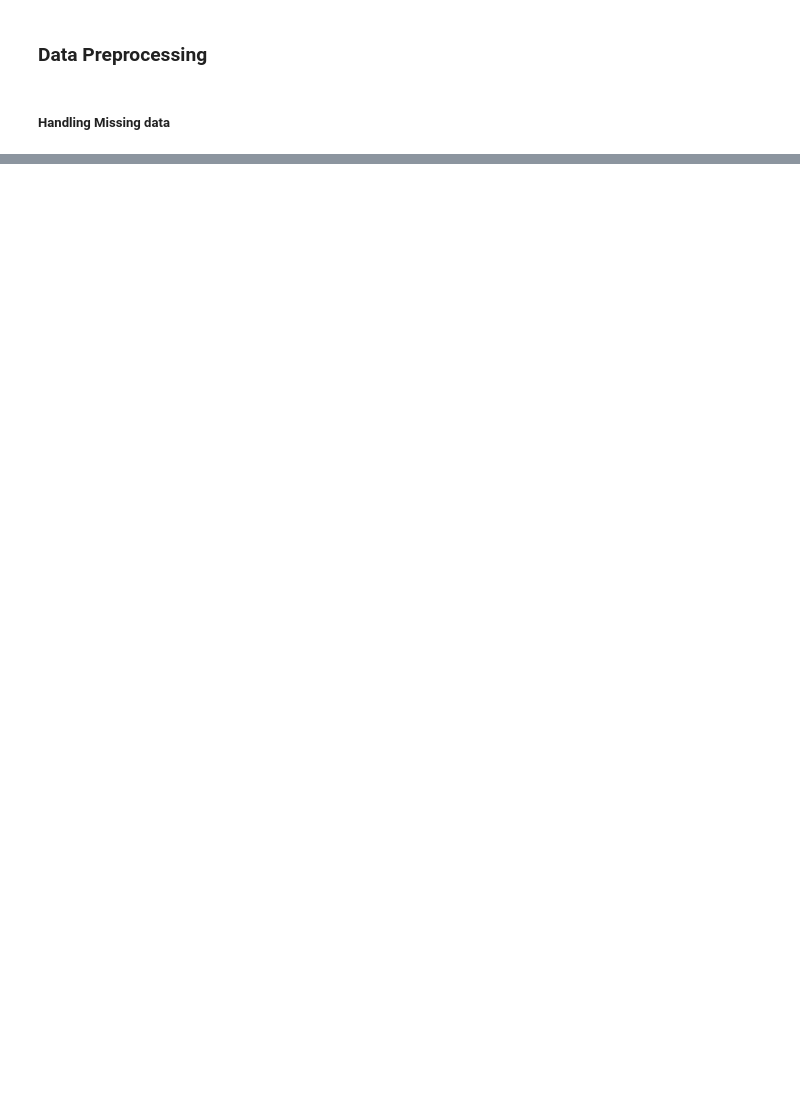
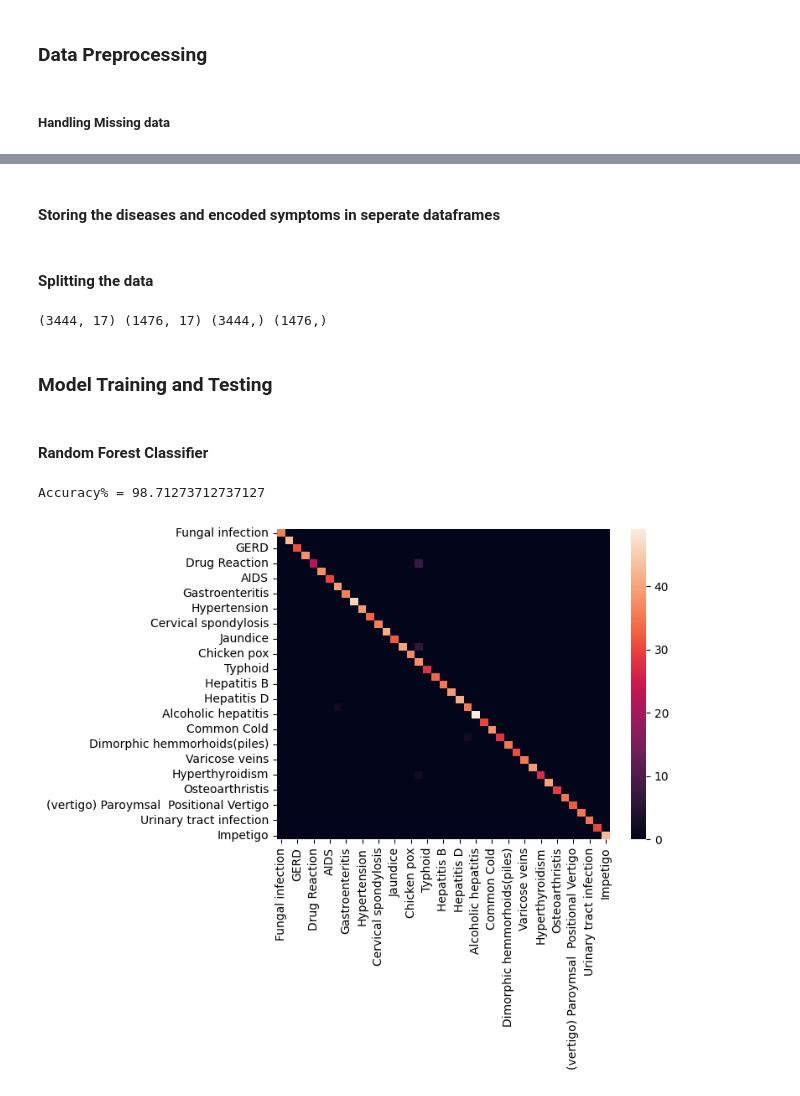
Before and after one commit to Velogan-Boy/diagno-ai-zer, a Jupyter notebook: notebooks/predictDisease.ipynb, the cells around one changed output, grey strips where cells are left out. Cells and saved outputs as stored; diff of their text form; code cells hidden in the pictures; blank space fills up the shorter version.

```diff
--- a/notebooks/predictDisease.ipynb
+++ b/notebooks/predictDisease.ipynb
@@ -213,0 +141,8 @@ Accuracy is:  1.0
+# %%
+df = df.apply(lambda x: x.str.strip() )
+df.iloc[:,1:] = df.iloc[:,1:].apply(lambda x: x.str.lower() )
+df.iloc[:,1:] = df.iloc[:,1:].apply(lambda x: x.str.replace(' ', ''))
+
+df = df.fillna(0)
+
+df
@@ -213,0 +165,8 @@ Accuracy is:  1.0
+# %%
+# Create a dictionary mapping each symptom to its severity
+severity_map = dict(zip(df1['Symptom'], df1['weight']))
+
+# replace the symptoms  with their severity
+encoded_df = df.replace(severity_map)
+
+encoded_df
@@ -213,0 +187,38 @@ Accuracy is:  1.0
+# %% [markdown]
+#### Storing the diseases and encoded symptoms in seperate dataframes
+# %%
+cols = df.columns
+
+(encoded_df[cols] == 0).all()
+
+encoded_df['Disease'].value_counts()
+
+encoded_df['Disease'].unique()
+
+data = encoded_df.iloc[:,1:].values
+labels = encoded_df['Disease'].values
+# %% [markdown]
+#### Splitting the data
+# %%
+x_train, x_test, y_train, y_test = train_test_split(data, labels,  train_size = 0.70)
+print(x_train.shape, x_test.shape, y_train.shape, y_test.shape)
+# %% [output]
+(3444, 17) (1476, 17) (3444,) (1476,)
+# %% [markdown]
+### Model Training and Testing
+# %% [markdown]
+####  Random Forest Classifier
+# %%
+rfc = RandomForestClassifier()
+rfc.fit(x_train, y_train)
+result = rfc.predict(x_test)
+
+conf_mat = confusion_matrix(y_test, result)
+df_cm = pd.DataFrame(conf_mat, index=df['Disease'].unique(), columns=df['Disease'].unique())
+
+sns.heatmap(df_cm)
+
+print( 'Accuracy% =', accuracy_score(y_test, result)*100)
+# %% [output]
+Accuracy% = 98.71273712737127
+[figure, added]
```
Also changed, not shown: parts of 50 cells of this notebook, 2 other files.
